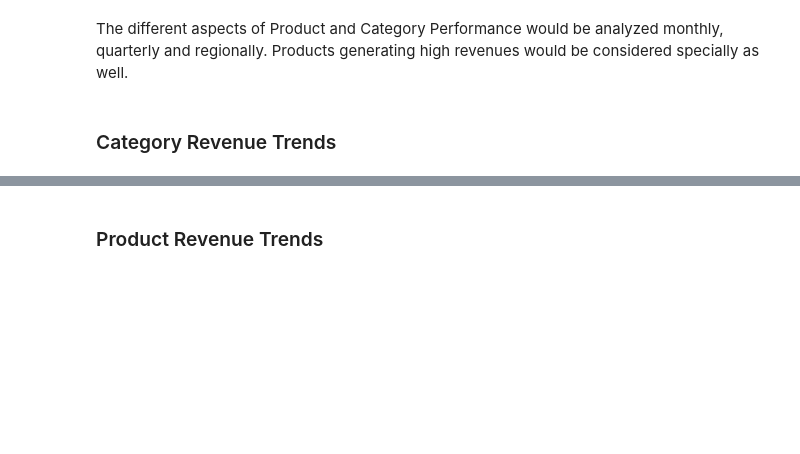
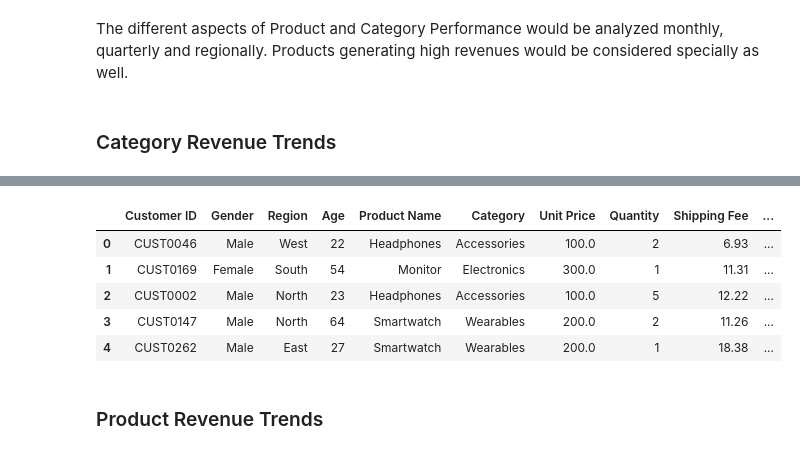
Before and after one commit to Mohammed-Hanan-Othman/ecommerce-sales-analysis, a Jupyter notebook: notebooks/3.product_performance.ipynb, the cells around one changed output, grey strips where cells are left out. Cells and saved outputs as stored; diff of their text form; code cells hidden in the pictures; blank space fills up the shorter version.

```diff
--- a/notebooks/3.product_performance.ipynb
+++ b/notebooks/3.product_performance.ipynb
@@ -53,3 +65,12 @@ The different aspects of Product and Category Performance would be analyzed mont
+# %%
+df_copy.head()
+# %% [output]
+|  | Customer ID | Gender | Region | Age | Product Name | Category | Unit Price | Quantity | Shipping Fee | ... |
+| 0 | CUST0046 | Male | West | 22 | Headphones | Accessories | 100.0 | 2 | 6.93 | ... |
+| 1 | CUST0169 | Female | South | 54 | Monitor | Electronics | 300.0 | 1 | 11.31 | ... |
+| 2 | CUST0002 | Male | North | 23 | Headphones | Accessories | 100.0 | 5 | 12.22 | ... |
+| 3 | CUST0147 | Male | North | 64 | Smartwatch | Wearables | 200.0 | 2 | 11.26 | ... |
+| 4 | CUST0262 | Male | East | 27 | Smartwatch | Wearables | 200.0 | 1 | 18.38 | ... |
 # %% [markdown]
 ### Product Revenue Trends
 # %% [markdown]
```
Also changed, not shown: parts of 6 cells of this notebook.
